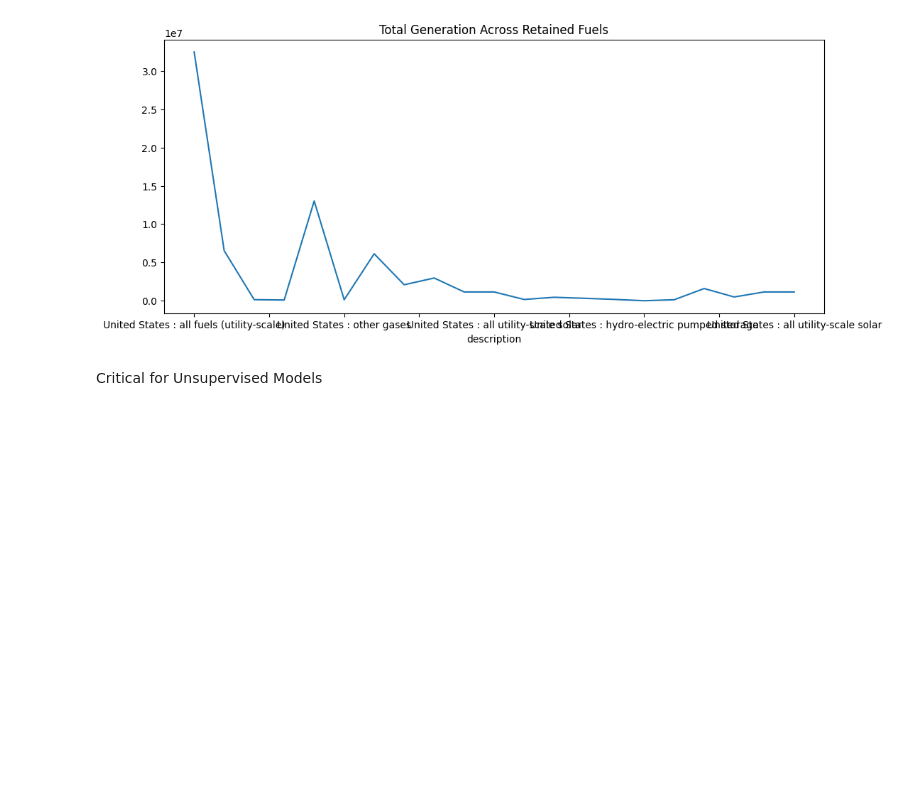
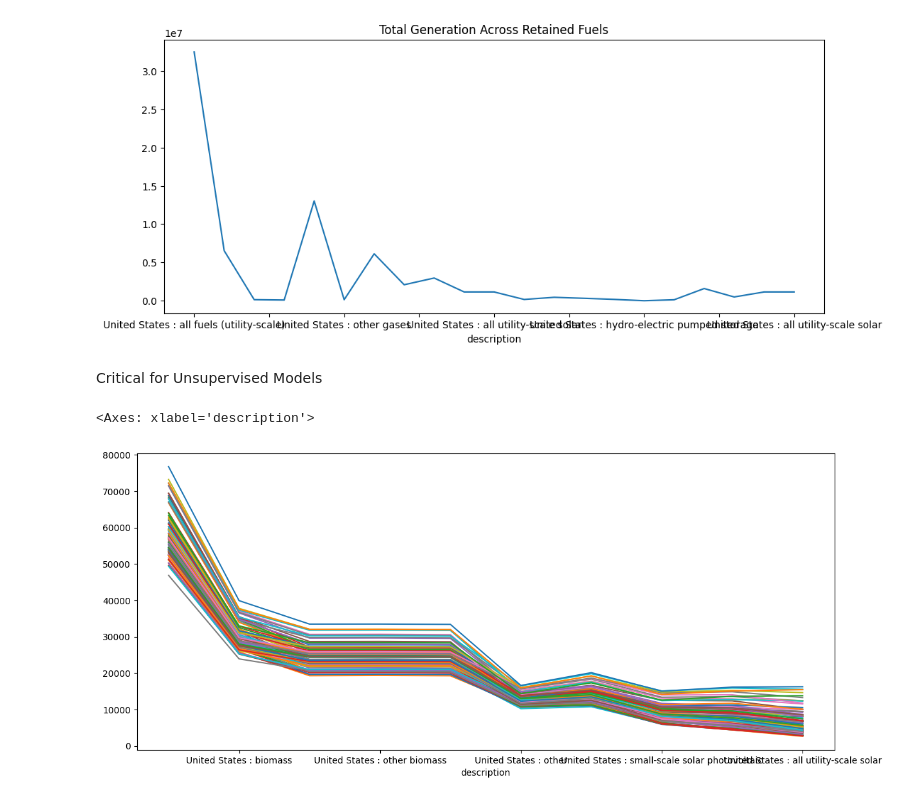
Before and after one commit to Nehemiahmageto/Unsupervised-Discovery-of-U.S.-Electricity-Consumption-Regimes-2015-2024-, a Jupyter notebook: model_2.ipynb, the cells around one changed output. Cells and saved outputs as stored; diff of their text form; code cells hidden in the pictures; blank space fills up the shorter version.

```diff
--- a/model_2.ipynb
+++ b/model_2.ipynb
@@ -124,3 +124,8 @@ from sklearn.preprocessing import StandardScaler
 
 scaler = StandardScaler()
 X_scaled = scaler.fit_transform(X)
+# %%
+X.rolling(12).mean().plot(figsize=(14,6), legend=False)
+# %% [output]
+<Axes: xlabel='description'>
+[figure, added]
```
